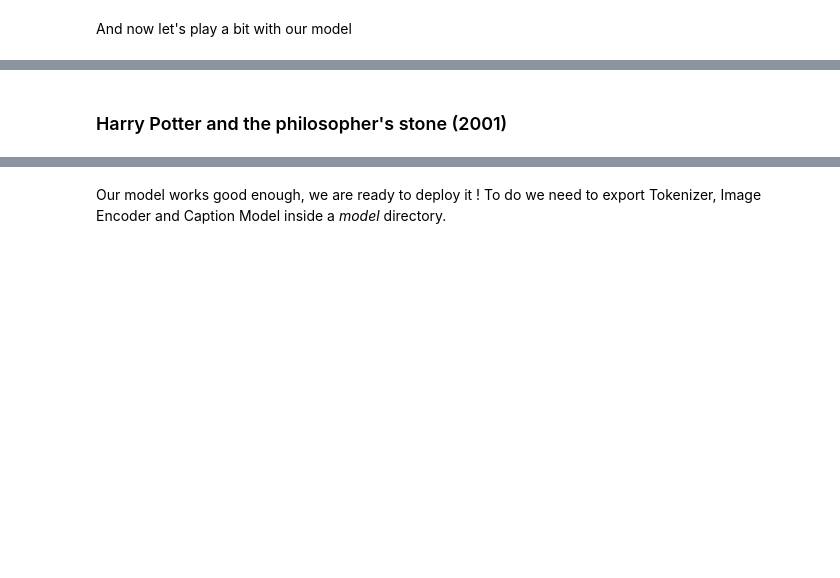
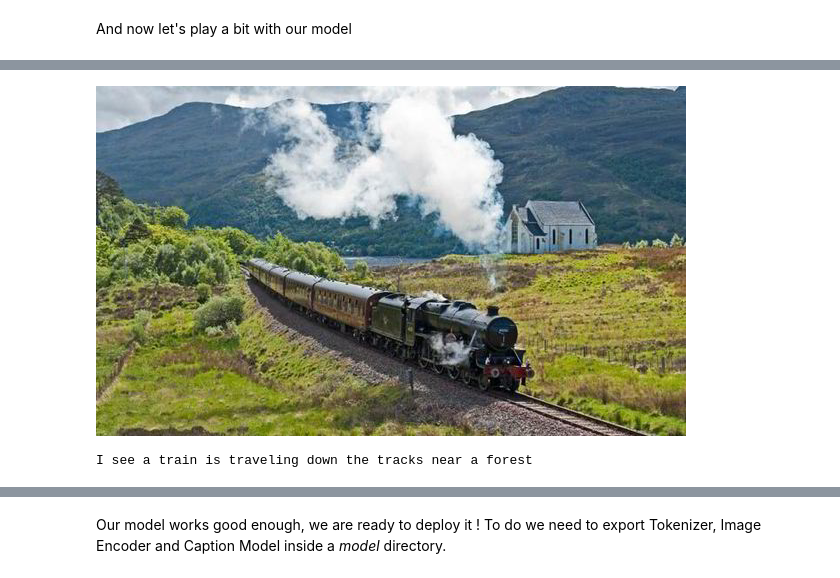
Before and after one commit to GUIZ4RD/Pic2Speech, a Jupyter notebook: jupyter notebooks/neural_image_captioning_model.ipynb, the cells around one changed output, grey strips where cells are left out. Cells and saved outputs as stored; diff of their text form; code cells hidden in the pictures; blank space fills up the shorter version.

```diff
--- a/jupyter notebooks/neural_image_captioning_model.ipynb
+++ b/jupyter notebooks/neural_image_captioning_model.ipynb
@@ -546,10 +634,9 @@ print("I see "+caption)
 # %%
-!wget https://www.elitereaders.net/wp-content/uploads/2018/09/i-am-legend.jpg
-
-img = Image.open("i-am-legend.jpg")
+img = Image.open("Jacobite-train-576032.jpg")
 caption = caption_it(img)
 display(img)
 print("I see "+caption)
+# %% [output]
+[figure, added]
+I see a train is traveling down the tracks near a forest
-# %% [markdown]
-### Harry Potter and the philosopher's stone (2001)
 # %%
```
Also changed, not shown: parts of 41 cells of this notebook, 8 other files.
